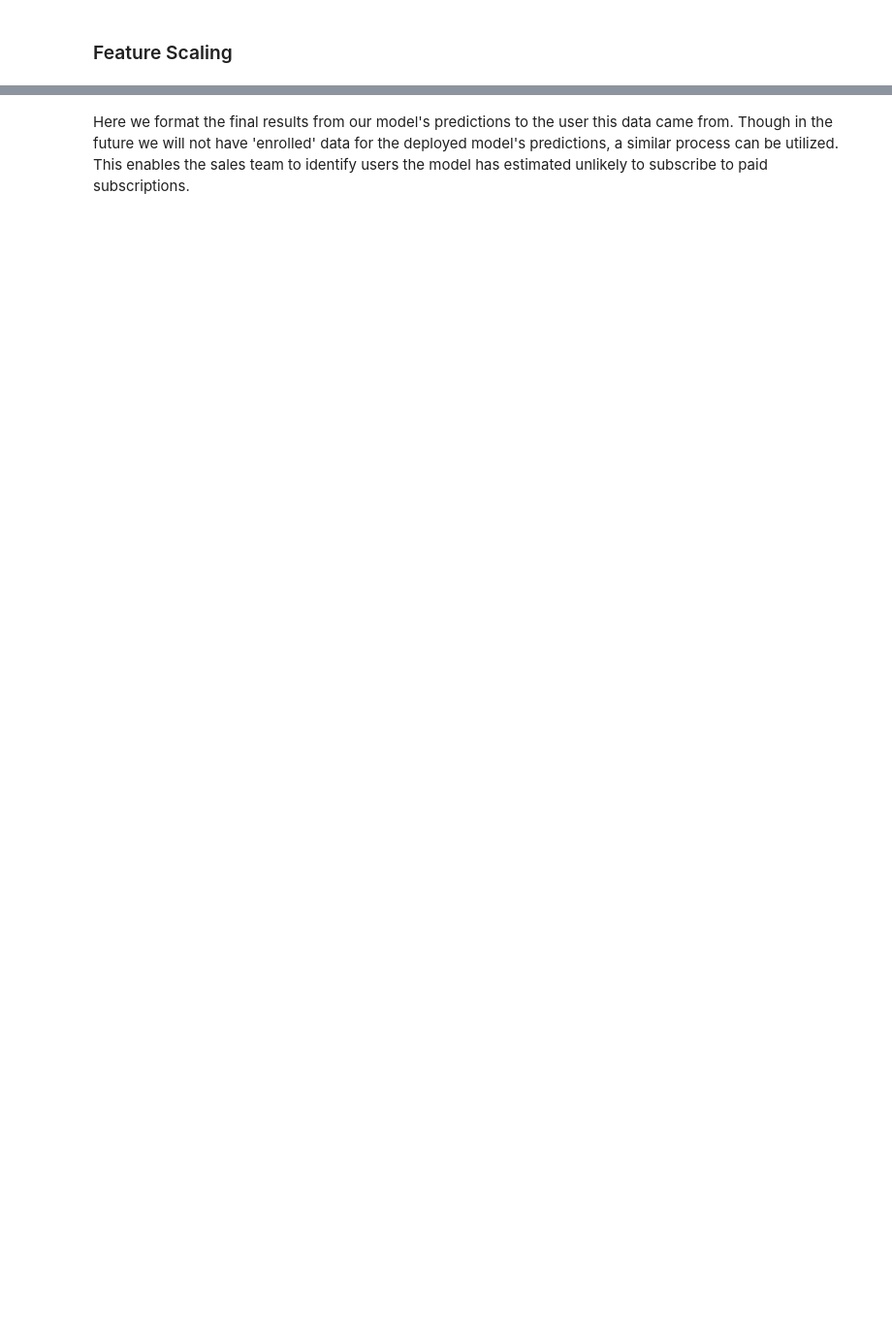
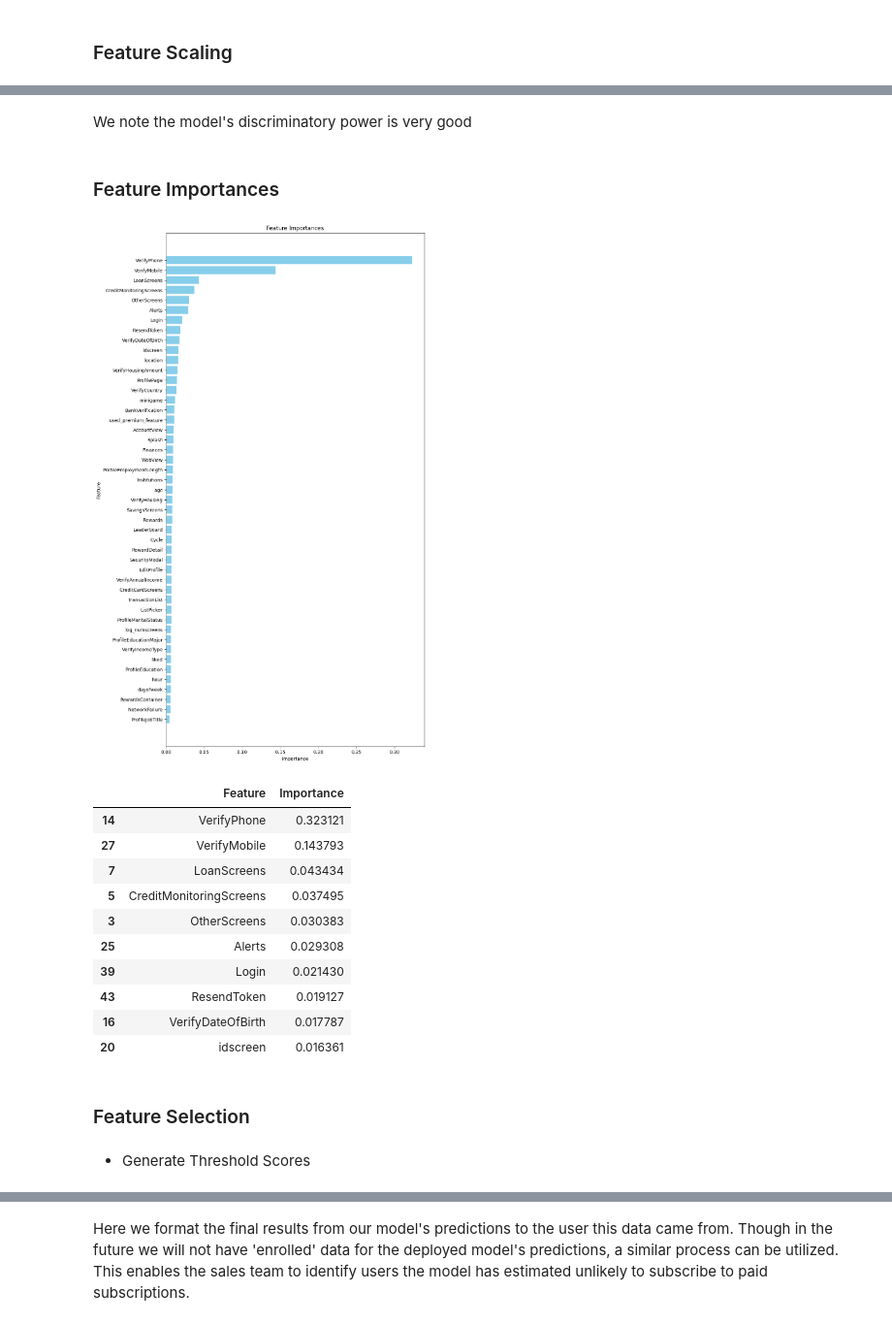
Before and after one commit to c-grigsby/ml-fintech-case-studies, a Jupyter notebook: directing-user-subscriptions/notebooks/directing-user-subscriptions_model.ipynb, the cells around one changed output, grey strips where cells are left out. Shown at 97% size. Saved outputs shown, nothing was run; the diff lists cells and outputs as text; code cells hidden in the pictures; blank space fills up the shorter version.

```diff
--- a/directing-user-subscriptions/notebooks/directing-user-subscriptions_model.ipynb
+++ b/directing-user-subscriptions/notebooks/directing-user-subscriptions_model.ipynb
@@ -42,11 +108,10 @@ from sklearn.model_selection import train_test_split
 # Split the data into an 80/20 train/test ratio
 X_train, X_test, y_train, y_test = train_test_split(df_users, label,
                                                     test_size = 0.2,
+                                                    stratify=label,
                                                     random_state = 42)
 print(X_train.shape)
 print(X_test.shape)
-
-X_train.head()
 # %% [output]
 (39887, 48)
 (9972, 48)
@@ -302,0 +245,7 @@ df_coefficients.head()
+# %%
+from sklearn.ensemble import RandomForestClassifier
+
+# 100 Trees
+rf_model = RandomForestClassifier(n_estimators=100, criterion='entropy', random_state=42)
+
+rf_model.fit(X_train, y_train)
@@ -302,0 +418,52 @@ df_coefficients.head()
+# %% [markdown]
+We note the model's discriminatory power is very good
+# %% [markdown]
+### Feature Importances
+# %%
+def plot_feature_importance(X_train, model):
+    """
+    Function to plot feature importance.
+    Accepts the training features and trained model.
+    Displays the plot and returns a DataFrame of features and their importance scores.
+    """
+    # Extract feature names from the DataFrame
+    features = X_train.columns.tolist()
+    # Create a DataFrame with feature names and their importance
+    feature_df = pd.DataFrame({
+      'Feature': features,
+      'Importance': model.feature_importances_
+      })
+    # Sort the DataFrame by importance in descending order
+    feature_df = feature_df.sort_values(by='Importance', ascending=False)
+    # Plotting
+    plt.figure(figsize=(10, 20))
+    plt.barh(feature_df['Feature'], feature_df['Importance'], color='skyblue')
+    plt.xlabel('Importance')
+    plt.ylabel('Feature')
+    plt.title('Feature Importances')
+    plt.gca().invert_yaxis() # Place highest importance at top
+    plt.show()
+
+    return feature_df
+
+
+feature_df = plot_feature_importance(X_train, model)
+# Adjust for full list
+feature_df.head(10)
+# %% [output]
+[figure, added]
+|  | Feature | Importance |
+| 14 | VerifyPhone | 0.323121 |
+| 27 | VerifyMobile | 0.143793 |
+| 7 | LoanScreens | 0.043434 |
+| 5 | CreditMonitoringScreens | 0.037495 |
+| 3 | OtherScreens | 0.030383 |
+| 25 | Alerts | 0.029308 |
+| 39 | Login | 0.021430 |
+| 43 | ResendToken | 0.019127 |
+| 16 | VerifyDateOfBirth | 0.017787 |
+| 20 | idscreen | 0.016361 |
+# %% [markdown]
+### Feature Selection
+# %% [markdown]
+- Generate Threshold Scores
```
Also changed, not shown: parts of 82 cells of this notebook, 4 other files.
